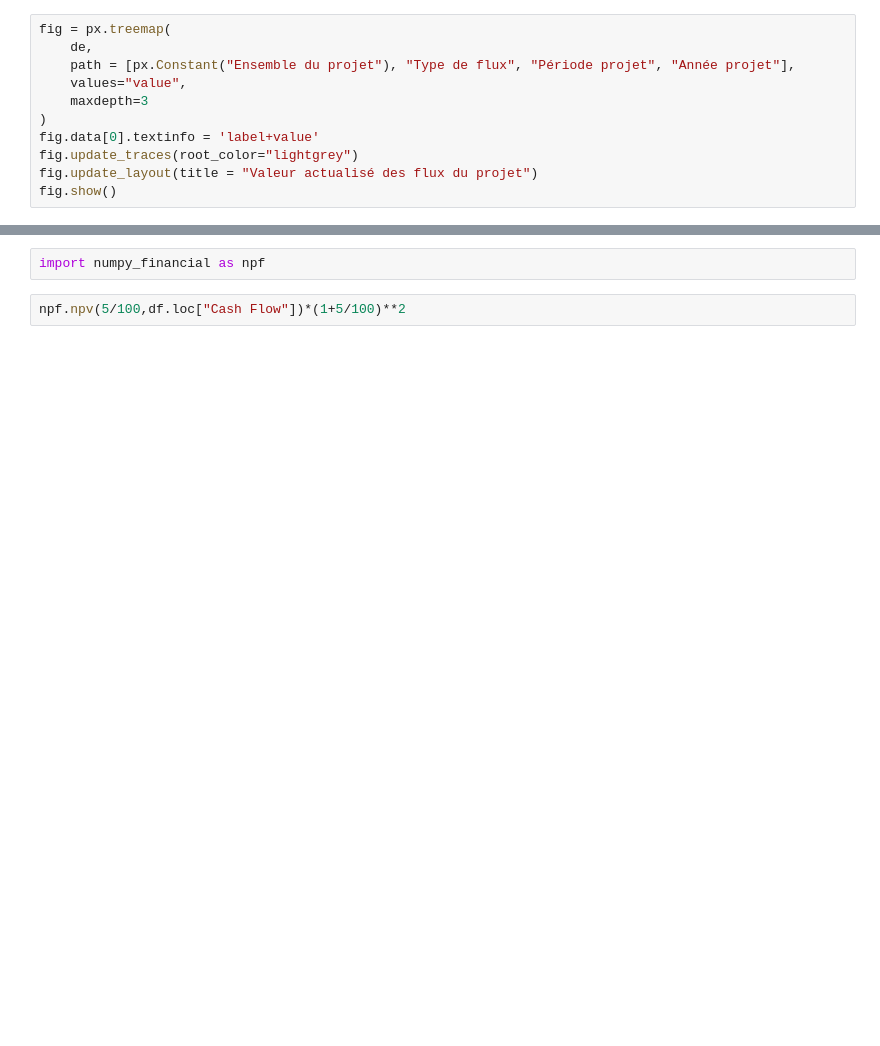
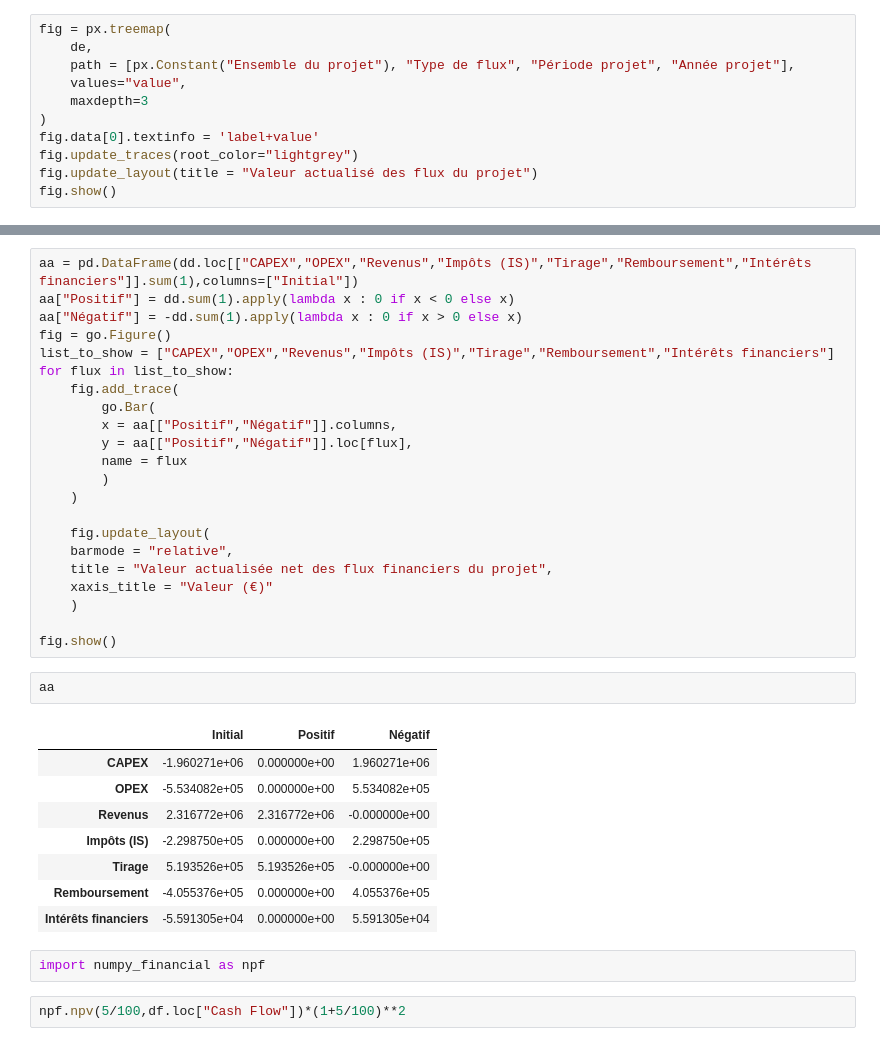
Before and after one commit to RobinsonBeaucour/Finance-Projet-ENR, a Jupyter notebook: bac_de_test.ipynb, the cells around one changed output, grey strips where cells are left out. Drawn from its saved outputs; the diff is of its cells as text; blank space fills up the shorter version.

```diff
--- a/bac_de_test.ipynb
+++ b/bac_de_test.ipynb
@@ -137,3 +199,36 @@ aa.sum()
+# %%
+aa = pd.DataFrame(dd.loc[["CAPEX","OPEX","Revenus","Impôts (IS)","Tirage","Remboursement","Intérêts financiers"]].sum(1),columns=["Initial"])
+aa["Positif"] = dd.sum(1).apply(lambda x : 0 if x < 0 else x)
+aa["Négatif"] = -dd.sum(1).apply(lambda x : 0 if x > 0 else x)
+fig = go.Figure()
+list_to_show = ["CAPEX","OPEX","Revenus","Impôts (IS)","Tirage","Remboursement","Intérêts financiers"]
+for flux in list_to_show:
+    fig.add_trace(
+        go.Bar(
+        x = aa[["Positif","Négatif"]].columns,
+        y = aa[["Positif","Négatif"]].loc[flux],
+        name = flux
+        )
+    )
+
+    fig.update_layout(
+    barmode = "relative",
+    title = "Valeur actualisée net des flux financiers du projet",
+    xaxis_title = "Valeur (€)"
+    )
+
+fig.show()
+# %%
+aa
+# %% [output]
+|  | Initial | Positif | Négatif |
+| CAPEX | -1.960271e+06 | 0.000000e+00 | 1.960271e+06 |
+| OPEX | -5.534082e+05 | 0.000000e+00 | 5.534082e+05 |
+| Revenus | 2.316772e+06 | 2.316772e+06 | -0.000000e+00 |
+| Impôts (IS) | -2.298750e+05 | 0.000000e+00 | 2.298750e+05 |
+| Tirage | 5.193526e+05 | 5.193526e+05 | -0.000000e+00 |
+| Remboursement | -4.055376e+05 | 0.000000e+00 | 4.055376e+05 |
+| Intérêts financiers | -5.591305e+04 | 0.000000e+00 | 5.591305e+04 |
 # %%
 import numpy_financial as npf
 # %%
```
Also changed, not shown: parts of 14 cells of this notebook, 3 other files.
